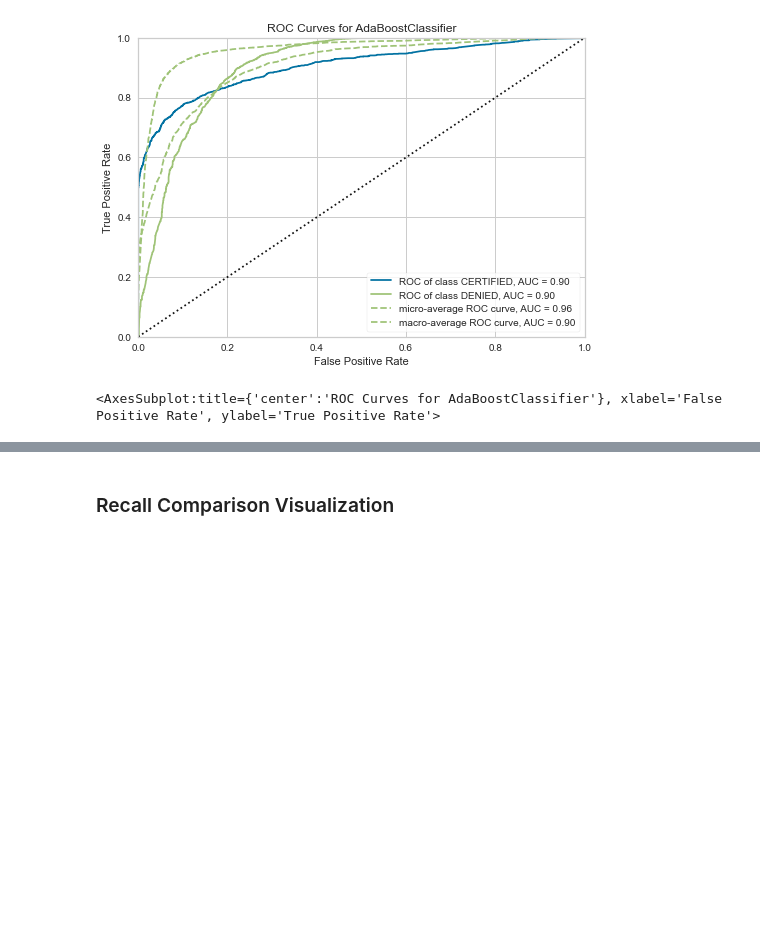
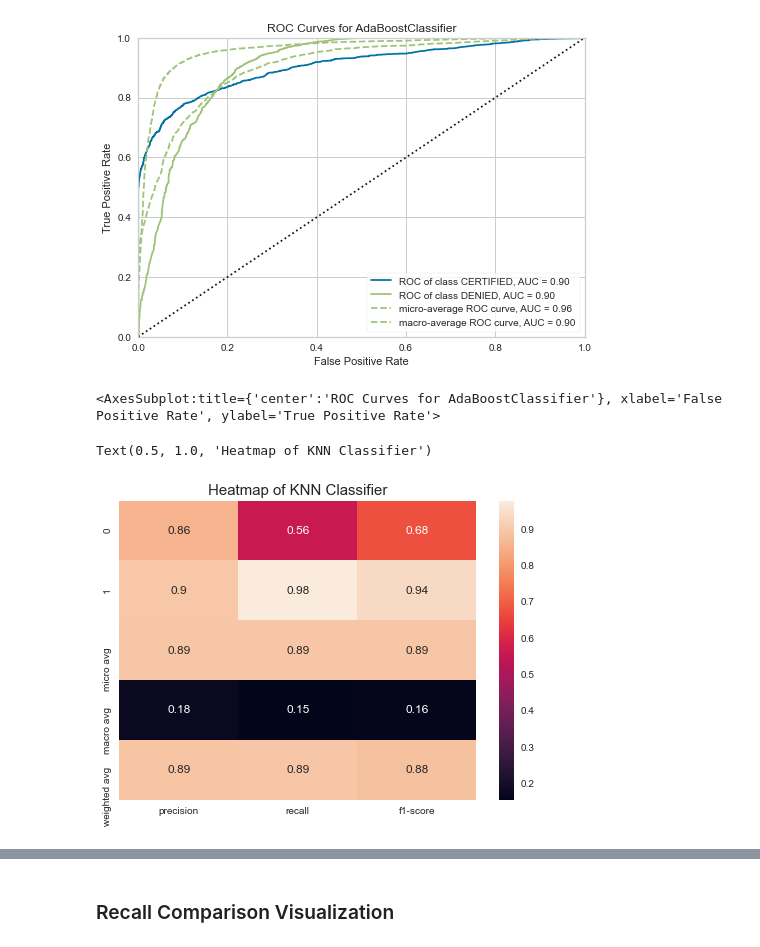
Before and after one commit to trishattah/DS_7331_Projects, a Jupyter notebook: Major_Lab_2/Lab2_Group4_Combined.ipynb, the cells around one changed output, grey strips where cells are left out. Cells and saved outputs as stored; diff of their text form; code cells hidden in the pictures; blank space fills up the shorter version.

```diff
--- a/Major_Lab_2/Lab2_Group4_Combined.ipynb
+++ b/Major_Lab_2/Lab2_Group4_Combined.ipynb
@@ -432,3 +441,29 @@ BEST PARAMS: {'algorithm': 'SAMME.R', 'learning_rate': 1}
 pipe = Pipeline([('ADB',AdaBoostClassifier(learning_rate=1.0,algorithm = 'SAMME.R' ))])
 pipe.fit(b[train_indices],a[train_indices])
 y_hat = pipe.predict(b[test_indices])
+# %%
+pd.set_option('display.max_rows', None)
+from sklearn import metrics as mt
+iter_num=0
+average_accuracy = []
+average_precision = []
+average_recall = []
+average_f1_score=[]
+average_matrix=[]
+
+for iter_num, (train_indices, test_indices) in enumerate(cv_object.split(b,a)):
+    pipe.fit(b[train_indices],a[train_indices])  # train object
+    y_hat = pipe.predict(b[test_indices])
+    average_accuracy.append(mt.accuracy_score(a[test_indices],y_hat))
+    average_precision.append(mt.precision_score(a[test_indices],y_hat))
+    average_recall.append(mt.recall_score(a[test_indices],y_hat))
+    average_f1_score.append(mt.f1_score(a[test_indices],y_hat))
+    average_matrix.append(mt.confusion_matrix(a[test_indices],y_hat))
+
+#    print("====Iteration",iter_num," ====")
+#    print("accuracy", mt.accuracy_score(a[test_indices],y_hat))
+#    print("precision", mt.precision_score(a[test_indices],y_hat))
+#    print("recall", mt.recall_score(a[test_indices],y_hat))
+#    print("f1-score", mt.f1_score(a[test_indices],y_hat))
+#    print("confusion matrix\n",mt.confusion_matrix(a[test_indices],y_hat))
+#    print(classification_report(a[test_indices],y_hat))
@@ -435,3 +517,7 @@ y_hat = pipe.predict(b[test_indices])
+# %%
+pipe = Pipeline([('knn',knn(n_neighbors= 5))])
+pipe.fit(b[train_indices],a[train_indices])
+y_hat = pipe.predict(b[test_indices])
 # %%
 pd.set_option('display.max_rows', None)
 from sklearn import metrics as mt
@@ -1102,3 +1188,20 @@ visualizer.show()
 # %% [output]
 [figure]
 <AxesSubplot:title={'center':'ROC Curves for AdaBoostClassifier'}, xlabel='False Positive Rate', ylabel='True Positive Rate'>
+# %%
+pipe = Pipeline([(('KNN',knn(n_neighbors= 5)))])
+pipe.fit(b[train_indices],a[train_indices])
+y_hat = pipe.predict(b[test_indices])
+# %%
+labels = np.arange(10)
+target_names=[0,1]
+clf_report = classification_report(a[test_indices],y_hat,
+                                   labels=labels,
+                                   target_names=target_names,
+                                   output_dict=True)
+
+ax = sns.heatmap(pd.DataFrame(clf_report).iloc[:-1, :].T, annot=True)
+plt.title('Heatmap of KNN Classifier', fontsize = 15)
+# %% [output]
+Text(0.5, 1.0, 'Heatmap of KNN Classifier')
+[figure, added]
```
Also changed, not shown: parts of 32 cells of this notebook.
